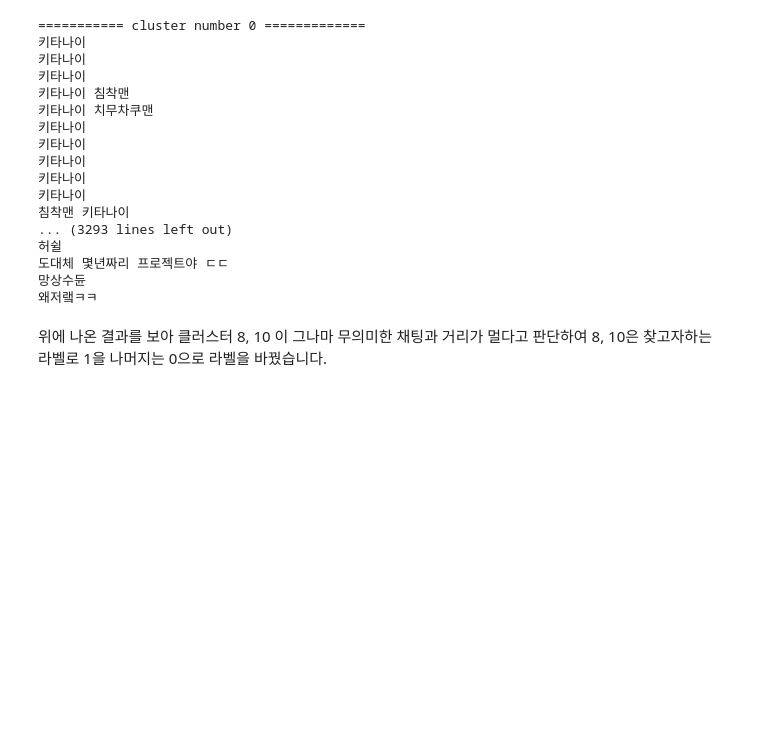
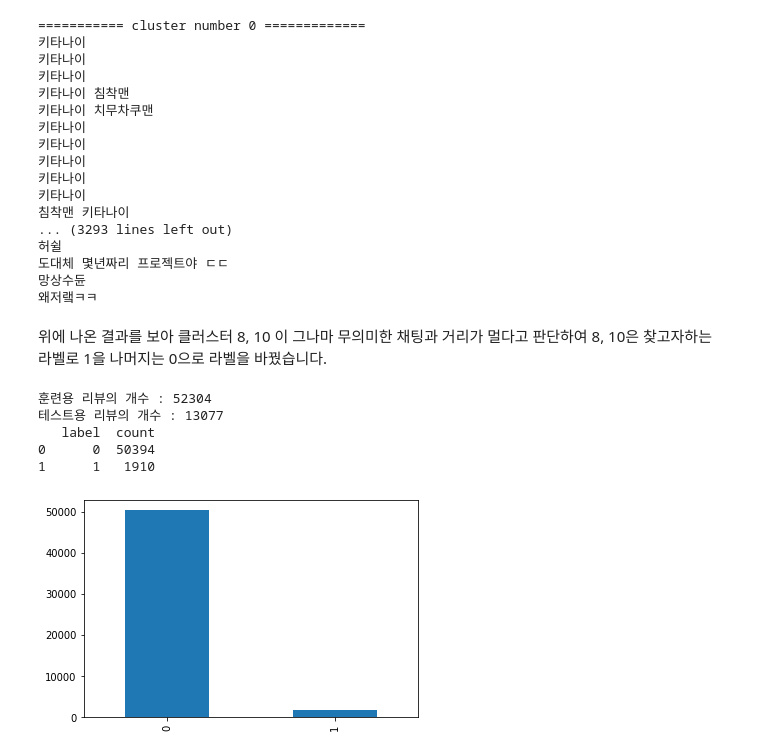
Before and after one commit to ccppoo/chat-mining, a Jupyter notebook: doit.ipynb, the cells around one changed output. Cells and saved outputs as stored; diff of their text form; code cells hidden in the pictures; blank space fills up the shorter version.

```diff
--- a/doit.ipynb
+++ b/doit.ipynb
@@ -213,3 +229,17 @@ for i in range(0, Kn):
 나머지는 0으로 라벨을 바꿨습니다.
 # %%
 df['label'] = df['cluster'].apply(lambda x : 1 if x in [8, 10] else 0)
+# %%
+from sklearn.model_selection import train_test_split
+train_data, test_data = train_test_split(df, test_size = 0.20, random_state = 42)
+print('훈련용 리뷰의 개수 :', len(train_data))
+print('테스트용 리뷰의 개수 :', len(test_data))
+train_data['label'].value_counts().plot(kind = 'bar')
+print(train_data.groupby('label').size().reset_index(name = 'count'))
+# %% [output]
+훈련용 리뷰의 개수 : 52304
+테스트용 리뷰의 개수 : 13077
+   label  count
+0      0  50394
+1      1   1910
+[figure, added]
```
Also changed, not shown: parts of 14 cells of this notebook.
